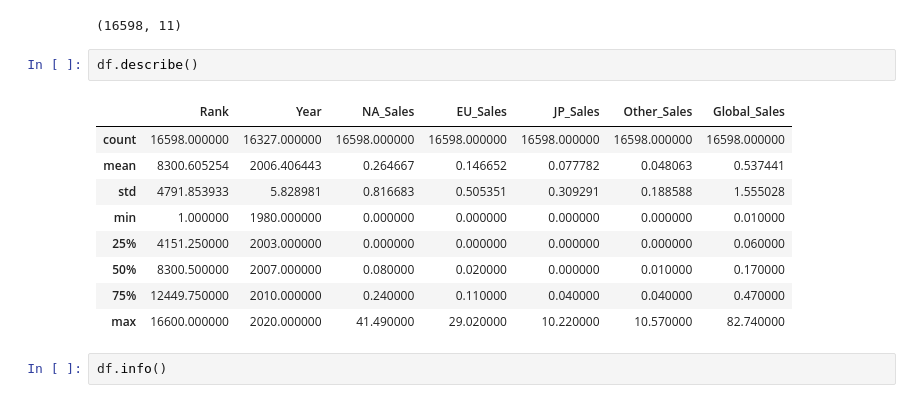
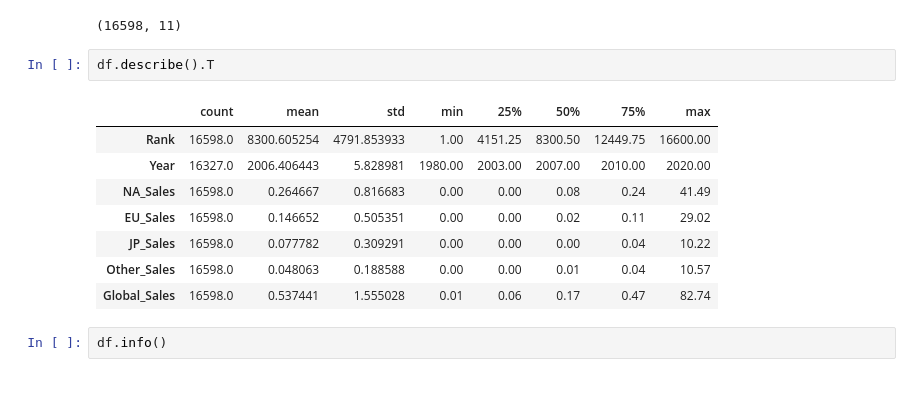
Before and after one commit to vince-gasimov/EDA-Projects, a Jupyter notebook: EDA Project 2/Video_Game_Sales_EDA_2.ipynb, the cells around one changed output. Saved outputs shown, nothing was run; the diff lists cells and outputs as text.

```diff
--- a/EDA Project 2/Video_Game_Sales_EDA_2.ipynb
+++ b/EDA Project 2/Video_Game_Sales_EDA_2.ipynb
@@ -57,17 +57,16 @@ df.shape
 # %% [output]
 (16598, 11)
 # %%
-df.describe()
+df.describe().T
 # %% [output]
-|  | Rank | Year | NA_Sales | EU_Sales | JP_Sales | Other_Sales | Global_Sales |
-| count | 16598.000000 | 16327.000000 | 16598.000000 | 16598.000000 | 16598.000000 | 16598.000000 | 16598.000000 |
-| mean | 8300.605254 | 2006.406443 | 0.264667 | 0.146652 | 0.077782 | 0.048063 | 0.537441 |
-| std | 4791.853933 | 5.828981 | 0.816683 | 0.505351 | 0.309291 | 0.188588 | 1.555028 |
-| min | 1.000000 | 1980.000000 | 0.000000 | 0.000000 | 0.000000 | 0.000000 | 0.010000 |
-| 25% | 4151.250000 | 2003.000000 | 0.000000 | 0.000000 | 0.000000 | 0.000000 | 0.060000 |
-| 50% | 8300.500000 | 2007.000000 | 0.080000 | 0.020000 | 0.000000 | 0.010000 | 0.170000 |
-| 75% | 12449.750000 | 2010.000000 | 0.240000 | 0.110000 | 0.040000 | 0.040000 | 0.470000 |
-| max | 16600.000000 | 2020.000000 | 41.490000 | 29.020000 | 10.220000 | 10.570000 | 82.740000 |
+|  | count | mean | std | min | 25% | 50% | 75% | max |
+| Rank | 16598.0 | 8300.605254 | 4791.853933 | 1.00 | 4151.25 | 8300.50 | 12449.75 | 16600.00 |
+| Year | 16327.0 | 2006.406443 | 5.828981 | 1980.00 | 2003.00 | 2007.00 | 2010.00 | 2020.00 |
+| NA_Sales | 16598.0 | 0.264667 | 0.816683 | 0.00 | 0.00 | 0.08 | 0.24 | 41.49 |
+| EU_Sales | 16598.0 | 0.146652 | 0.505351 | 0.00 | 0.00 | 0.02 | 0.11 | 29.02 |
+| JP_Sales | 16598.0 | 0.077782 | 0.309291 | 0.00 | 0.00 | 0.00 | 0.04 | 10.22 |
+| Other_Sales | 16598.0 | 0.048063 | 0.188588 | 0.00 | 0.00 | 0.01 | 0.04 | 10.57 |
+| Global_Sales | 16598.0 | 0.537441 | 1.555028 | 0.01 | 0.06 | 0.17 | 0.47 | 82.74 |
 # %%
 df.info()
 # %% [output]
```
Also changed, not shown: 2 other files.
